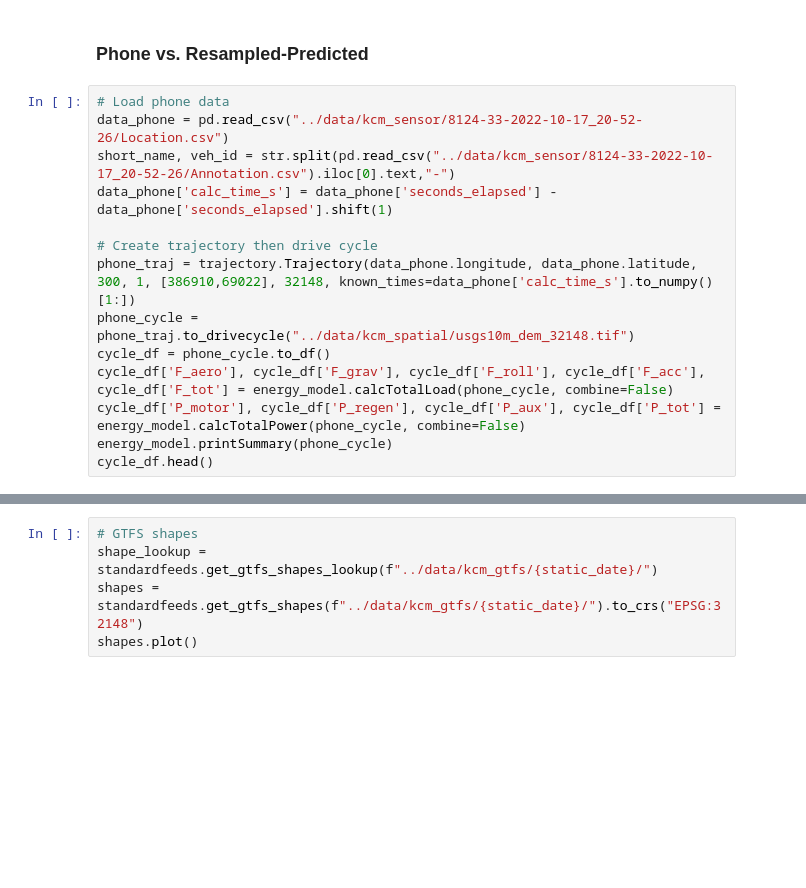
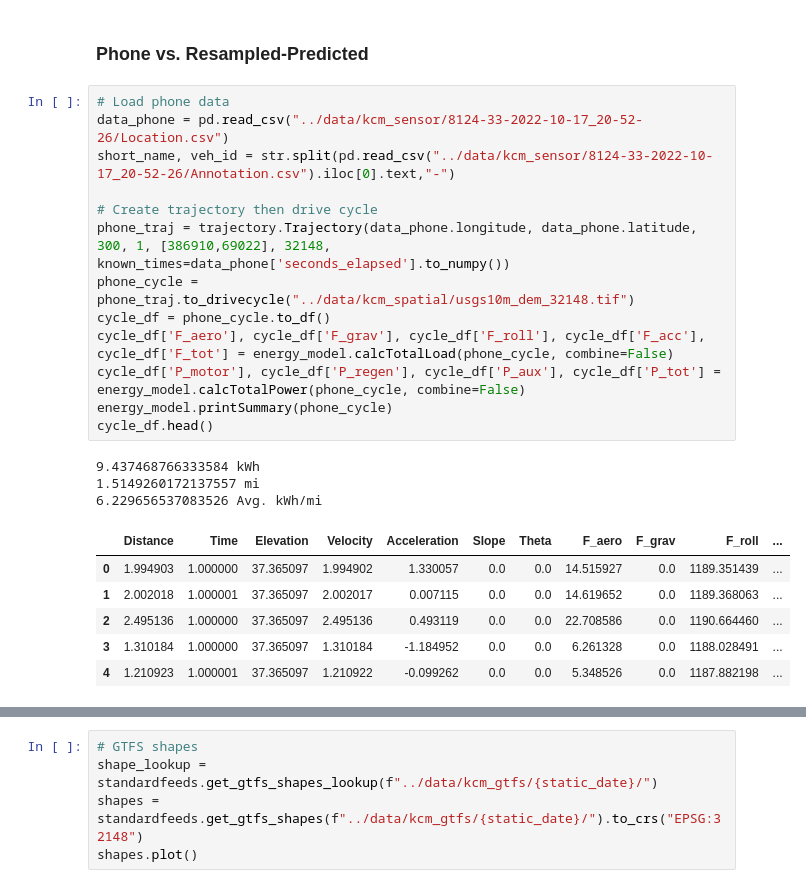
Before and after one commit to zackAemmer/open_bus_tools, a Jupyter notebook: notebooks/create_drive_cycle.ipynb, the cells around one changed output, grey strips where cells are left out. Saved outputs shown, nothing was run; the diff lists cells and outputs as text; blank space fills up the shorter version.

```diff
--- a/notebooks/create_drive_cycle.ipynb
+++ b/notebooks/create_drive_cycle.ipynb
@@ -30,15 +30,24 @@ energy_model = energy.DriveCycleEnergyModel(vehicle.TransitBus(), conditions.Amb
 # %%
 # Load phone data
 data_phone = pd.read_csv("../data/kcm_sensor/8124-33-2022-10-17_20-52-26/Location.csv")
 short_name, veh_id = str.split(pd.read_csv("../data/kcm_sensor/8124-33-2022-10-17_20-52-26/Annotation.csv").iloc[0].text,"-")
-data_phone['calc_time_s'] = data_phone['seconds_elapsed'] - data_phone['seconds_elapsed'].shift(1)
 
 # Create trajectory then drive cycle
-phone_traj = trajectory.Trajectory(data_phone.longitude, data_phone.latitude, 300, 1, [386910,69022], 32148, known_times=data_phone['calc_time_s'].to_numpy()[1:])
+phone_traj = trajectory.Trajectory(data_phone.longitude, data_phone.latitude, 300, 1, [386910,69022], 32148, known_times=data_phone['seconds_elapsed'].to_numpy())
 phone_cycle = phone_traj.to_drivecycle("../data/kcm_spatial/usgs10m_dem_32148.tif")
 cycle_df = phone_cycle.to_df()
 cycle_df['F_aero'], cycle_df['F_grav'], cycle_df['F_roll'], cycle_df['F_acc'], cycle_df['F_tot'] = energy_model.calcTotalLoad(phone_cycle, combine=False)
 cycle_df['P_motor'], cycle_df['P_regen'], cycle_df['P_aux'], cycle_df['P_tot'] = energy_model.calcTotalPower(phone_cycle, combine=False)
 energy_model.printSummary(phone_cycle)
 cycle_df.head()
+# %% [output]
+9.437468766333584 kWh
+1.5149260172137557 mi
+6.229656537083526 Avg. kWh/mi
+|  | Distance | Time | Elevation | Velocity | Acceleration | Slope | Theta | F_aero | F_grav | F_roll | ... |
+| 0 | 1.994903 | 1.000000 | 37.365097 | 1.994902 | 1.330057 | 0.0 | 0.0 | 14.515927 | 0.0 | 1189.351439 | ... |
+| 1 | 2.002018 | 1.000001 | 37.365097 | 2.002017 | 0.007115 | 0.0 | 0.0 | 14.619652 | 0.0 | 1189.368063 | ... |
+| 2 | 2.495136 | 1.000000 | 37.365097 | 2.495136 | 0.493119 | 0.0 | 0.0 | 22.708586 | 0.0 | 1190.664460 | ... |
+| 3 | 1.310184 | 1.000000 | 37.365097 | 1.310184 | -1.184952 | 0.0 | 0.0 | 6.261328 | 0.0 | 1188.028491 | ... |
+| 4 | 1.210923 | 1.000001 | 37.365097 | 1.210922 | -0.099262 | 0.0 | 0.0 | 5.348526 | 0.0 | 1187.882198 | ... |
 # %%
```
Also changed, not shown: parts of 6 cells of this notebook, 5 other files.
